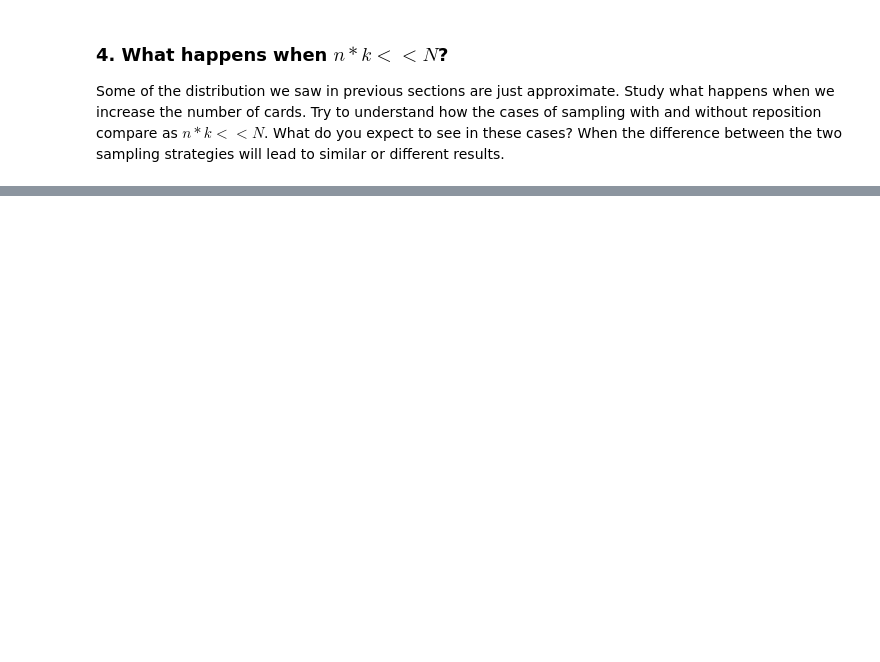
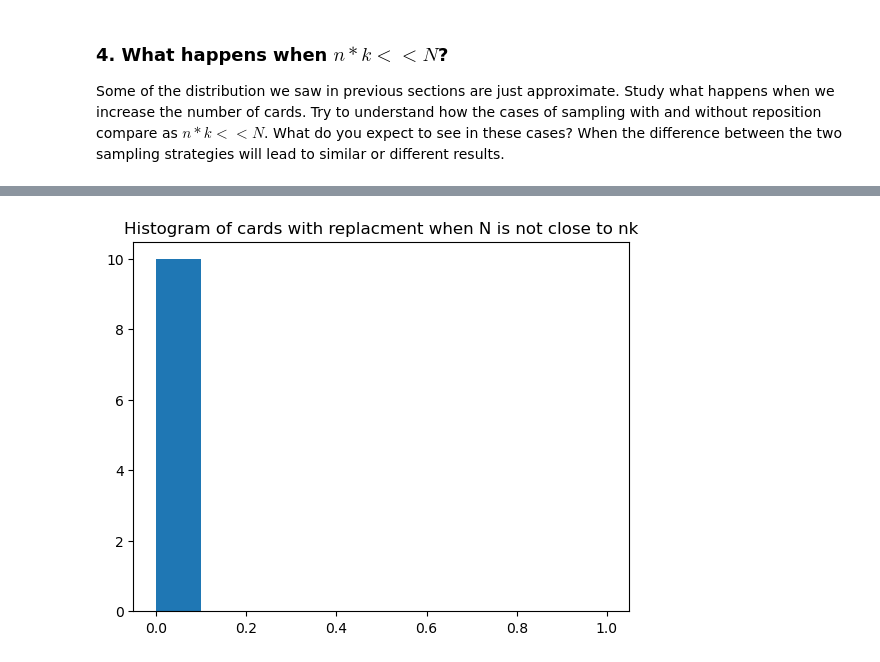
Before and after one commit to UCB-stat-201a-fall23/projectno1-themind-PhudishTam, a Jupyter notebook: Project01-TheMind.ipynb, the cells around one changed output, grey strips where cells are left out. Drawn from its saved outputs; the diff is of its cells as text; code cells hidden in the pictures; blank space fills up the shorter version.

```diff
--- a/Project01-TheMind.ipynb
+++ b/Project01-TheMind.ipynb
@@ -394,0 +352,6 @@ plt.show()
+# %%
+plt.hist(simulate_and_plot_replace(N,n,k,num_simulations),density = True)
+plt.title("Histogram of cards with replacment when N is not close to nk")
+plt.show()
+# %% [output]
+[figure, added]
```
Also changed, not shown: parts of 26 cells of this notebook.
